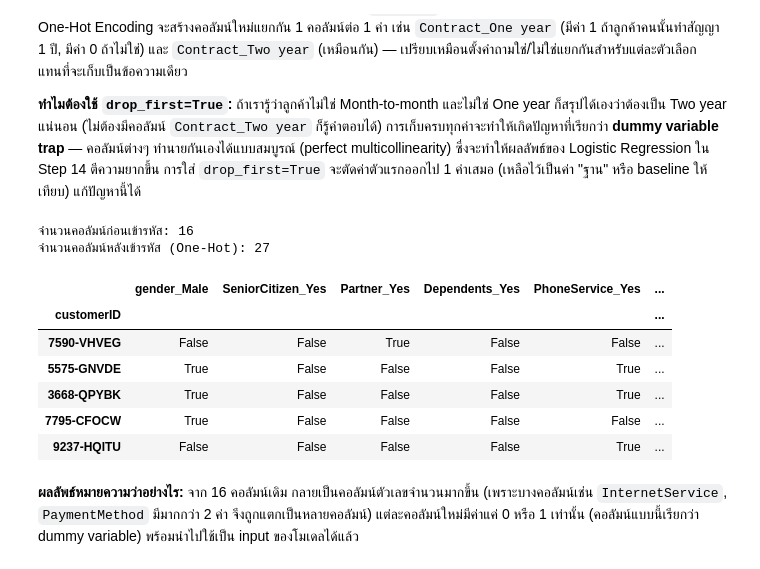
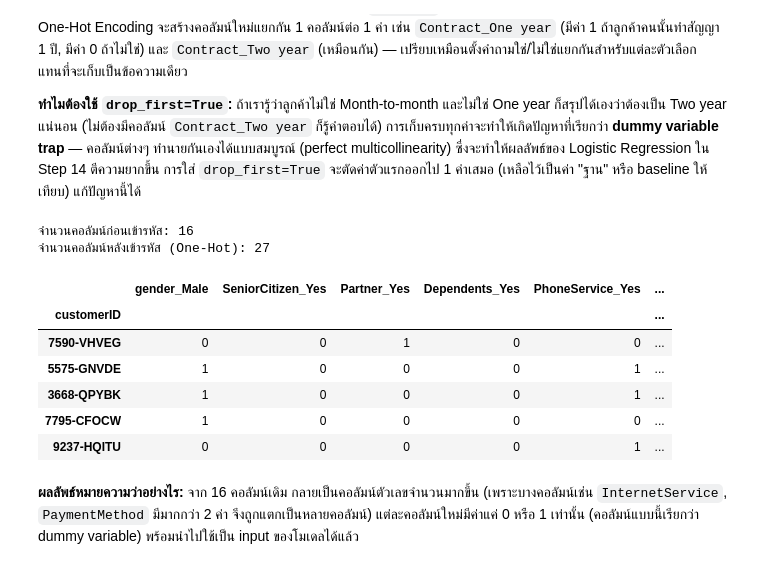
Before and after one commit to thitiwutsuk/Telco-Customer-Churn, a Jupyter notebook: notebooks/telco_churn_modeling.ipynb, the cells around one changed output. Saved outputs shown, nothing was run; the diff lists cells and outputs as text; code cells hidden in the pictures.

```diff
--- a/notebooks/telco_churn_modeling.ipynb
+++ b/notebooks/telco_churn_modeling.ipynb
@@ -93,22 +93,27 @@ df[['Churn', 'Churn_numeric']].head()
 # %%
 # pd.get_dummies() คือฟังก์ชันสำเร็จรูปของ pandas สำหรับทำ One-Hot Encoding
 # ใส่เฉพาะคอลัมน์ categorical_cols (16 ตัวจาก Step 4) ไม่รวมตัวเลขหรือ target
 # drop_first=True ตัดค่าตัวแรกของแต่ละคอลัมน์ออก 1 ค่าเสมอ ตามเหตุผลที่อธิบายไว้ข้างบน
-X_categorical = pd.get_dummies(df[categorical_cols], drop_first=True)
+# .astype(int) แปลงคอลัมน์ dummy จาก bool (True/False) ให้เป็นตัวเลข 0/1 อย่างชัดเจน
+# จำเป็นมาก เพราะ pandas เวอร์ชันใหม่ทำให้ pd.get_dummies คืนค่าเป็น bool แทน 0/1 ตัวเลขปกติ
+# ถ้าปล่อยเป็น bool ปนกับคอลัมน์ float ในตารางเดียวกัน ตอนแปลงเป็น array ให้ scikit-learn ใช้งาน
+# จะกลายเป็น dtype แบบ 'object' (ไม่ใช่ตัวเลขล้วน) ซึ่งทำให้การคำนวณข้างในโมเดล (เช่น Logistic Regression ใน Step 14)
+# ทำงานผิดพลาดแบบเงียบๆ (เกิด overflow warning ระหว่างเทรน) — .astype(int) ป้องกันปัญหานี้ตั้งแต่ต้นทาง
+X_categorical = pd.get_dummies(df[categorical_cols], drop_first=True).astype(int)
 
 print(f"จำนวนคอลัมน์ก่อนเข้ารหัส: {len(categorical_cols)}")
 print(f"จำนวนคอลัมน์หลังเข้ารหัส (One-Hot): {X_categorical.shape[1]}")
 X_categorical.head()
 # %% [output]
 จำนวนคอลัมน์ก่อนเข้ารหัส: 16
 จำนวนคอลัมน์หลังเข้ารหัส (One-Hot): 27
 |  | gender_Male | SeniorCitizen_Yes | Partner_Yes | Dependents_Yes | PhoneService_Yes | ... |
 | customerID |  |  |  |  |  | ... |
-| 7590-VHVEG | False | False | True | False | False | ... |
-| 5575-GNVDE | True | False | False | False | True | ... |
-| 3668-QPYBK | True | False | False | False | True | ... |
-| 7795-CFOCW | True | False | False | False | False | ... |
-| 9237-HQITU | False | False | False | False | True | ... |
+| 7590-VHVEG | 0 | 0 | 1 | 0 | 0 | ... |
+| 5575-GNVDE | 1 | 0 | 0 | 0 | 1 | ... |
+| 3668-QPYBK | 1 | 0 | 0 | 0 | 1 | ... |
+| 7795-CFOCW | 1 | 0 | 0 | 0 | 0 | ... |
+| 9237-HQITU | 0 | 0 | 0 | 0 | 1 | ... |
 # %% [markdown]
 **ผลลัพธ์หมายความว่าอย่างไร:** จาก 16 คอลัมน์เดิม กลายเป็นคอลัมน์ตัวเลขจำนวนมากขึ้น (เพราะบางคอลัมน์เช่น `InternetService`,
 `PaymentMethod` มีมากกว่า 2 ค่า จึงถูกแตกเป็นหลายคอลัมน์) แต่ละคอลัมน์ใหม่มีค่าแค่ 0 หรือ 1 เท่านั้น (คอลัมน์แบบนี้เรียกว่า dummy variable)
```
Also changed, not shown: parts of 6 cells of this notebook, 1 other file.
